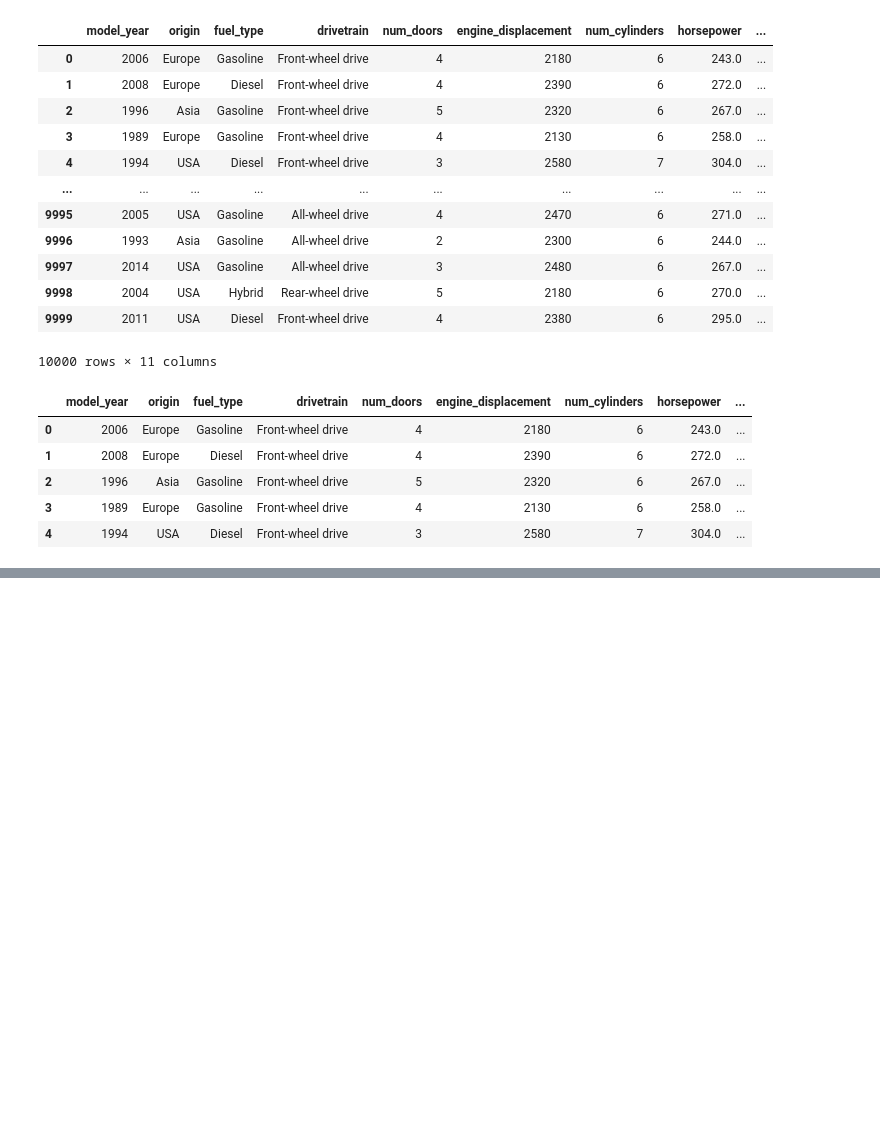
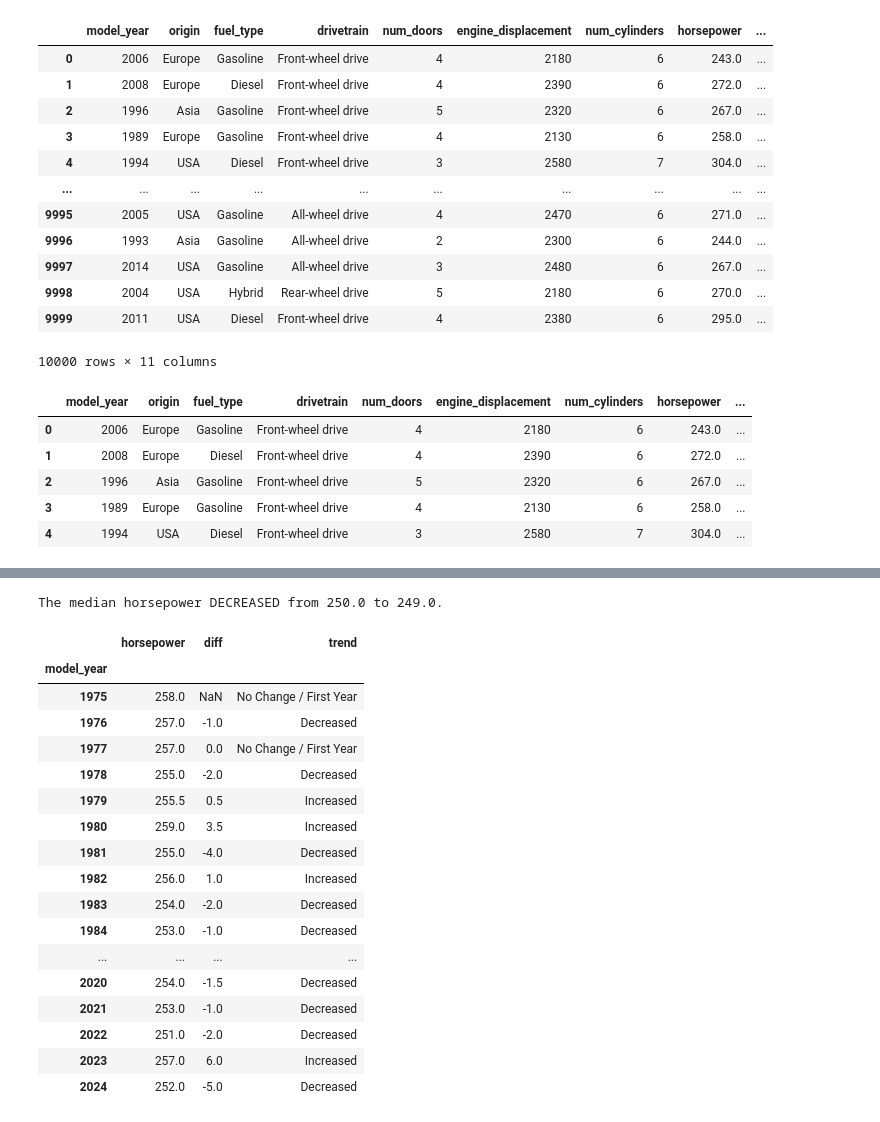
Before and after one commit to OchiengEmmanuel/machine-learning-zoomcamp-homework, a Jupyter notebook: 01-intro/homework1-6.ipynb, the cells around one changed output, grey strips where cells are left out. Cells and saved outputs as stored; diff of their text form; code cells hidden in the pictures; blank space fills up the shorter version.

```diff
--- a/01-intro/homework1-6.ipynb
+++ b/01-intro/homework1-6.ipynb
@@ -29,0 +158,46 @@ df.head()
+# %%
+med_old = df[df['model_year'] == 1996]['horsepower'].median()
+med_new = df[df['model_year'] == 2014]['horsepower'].median()
+
+if med_new > med_old:
+    print(f"The median horsepower INCREASED from {med_old} to {med_new}.")
+elif med_new < med_old:
+    print(f"The median horsepower DECREASED from {med_old} to {med_new}.")
+else:
+    print(f"The median horsepower REMAINED THE SAME ({med_old}).")
+# %% [output]
+The median horsepower DECREASED from 250.0 to 249.0.
+# %%
+
+# 1. Get the median horsepower per year
+yearly_medians = df.groupby('model_year')['horsepower'].median().to_frame()
+
+# 2. Calculate the difference from the previous year
+yearly_medians['diff'] = yearly_medians['horsepower'].diff()
+
+# 3. Create text conditions based on the math
+conditions = [yearly_medians['diff'] > 0, yearly_medians['diff'] < 0]
+choices = ['Increased', 'Decreased']
+
+# 4. Apply the text labels
+yearly_medians['trend'] = np.select(conditions, choices, default='No Change / First Year')
+yearly_medians
+# %% [output]
+|  | horsepower | diff | trend |
+| model_year |  |  |  |
+| 1975 | 258.0 | NaN | No Change / First Year |
+| 1976 | 257.0 | -1.0 | Decreased |
+| 1977 | 257.0 | 0.0 | No Change / First Year |
+| 1978 | 255.0 | -2.0 | Decreased |
+| 1979 | 255.5 | 0.5 | Increased |
+| 1980 | 259.0 | 3.5 | Increased |
+| 1981 | 255.0 | -4.0 | Decreased |
+| 1982 | 256.0 | 1.0 | Increased |
+| 1983 | 254.0 | -2.0 | Decreased |
+| 1984 | 253.0 | -1.0 | Decreased |
+| ... | ... | ... | ... |
+| 2020 | 254.0 | -1.5 | Decreased |
+| 2021 | 253.0 | -1.0 | Decreased |
+| 2022 | 251.0 | -2.0 | Decreased |
+| 2023 | 257.0 | 6.0 | Increased |
+| 2024 | 252.0 | -5.0 | Decreased |
```
Also changed, not shown: parts of 14 cells of this notebook.
